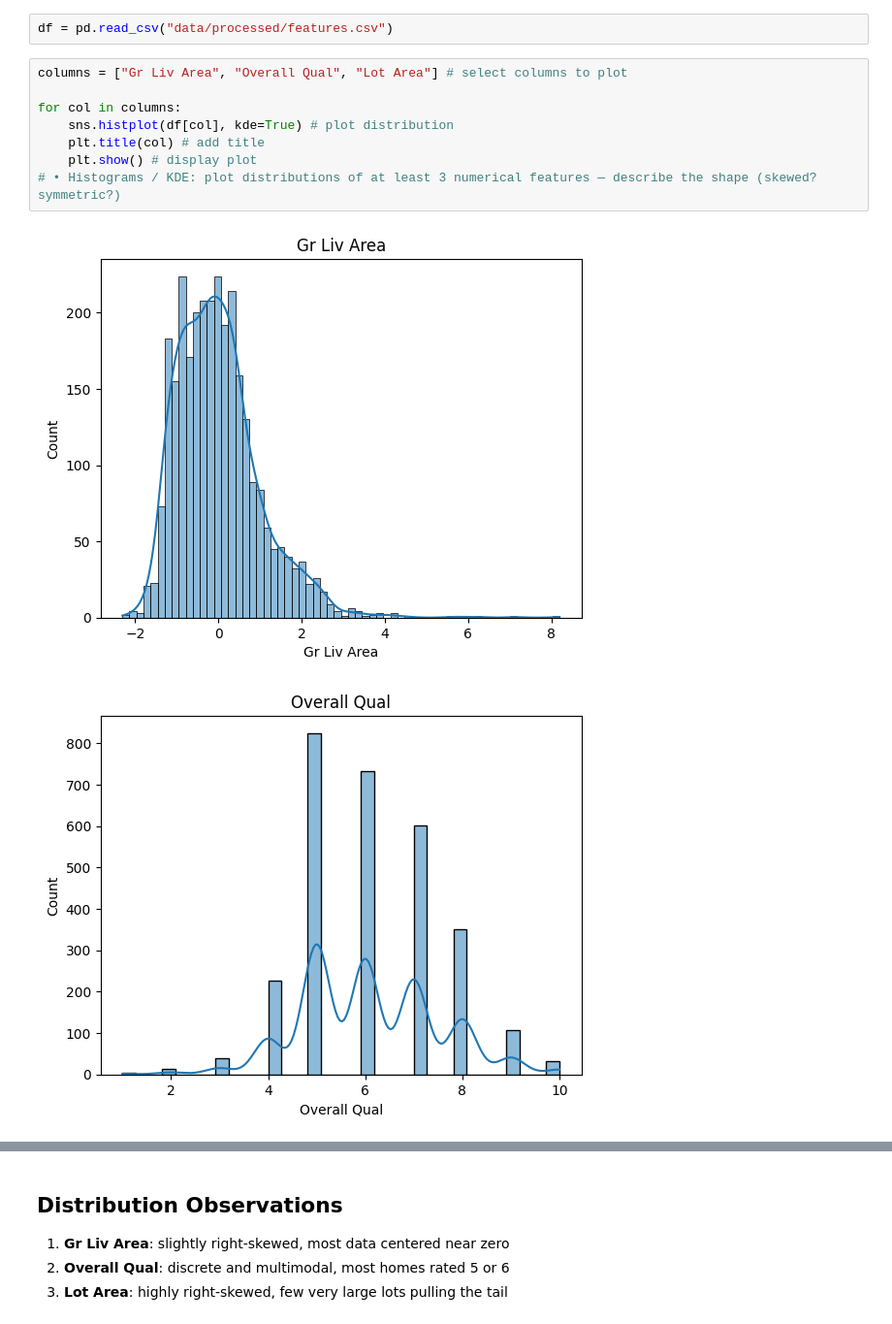
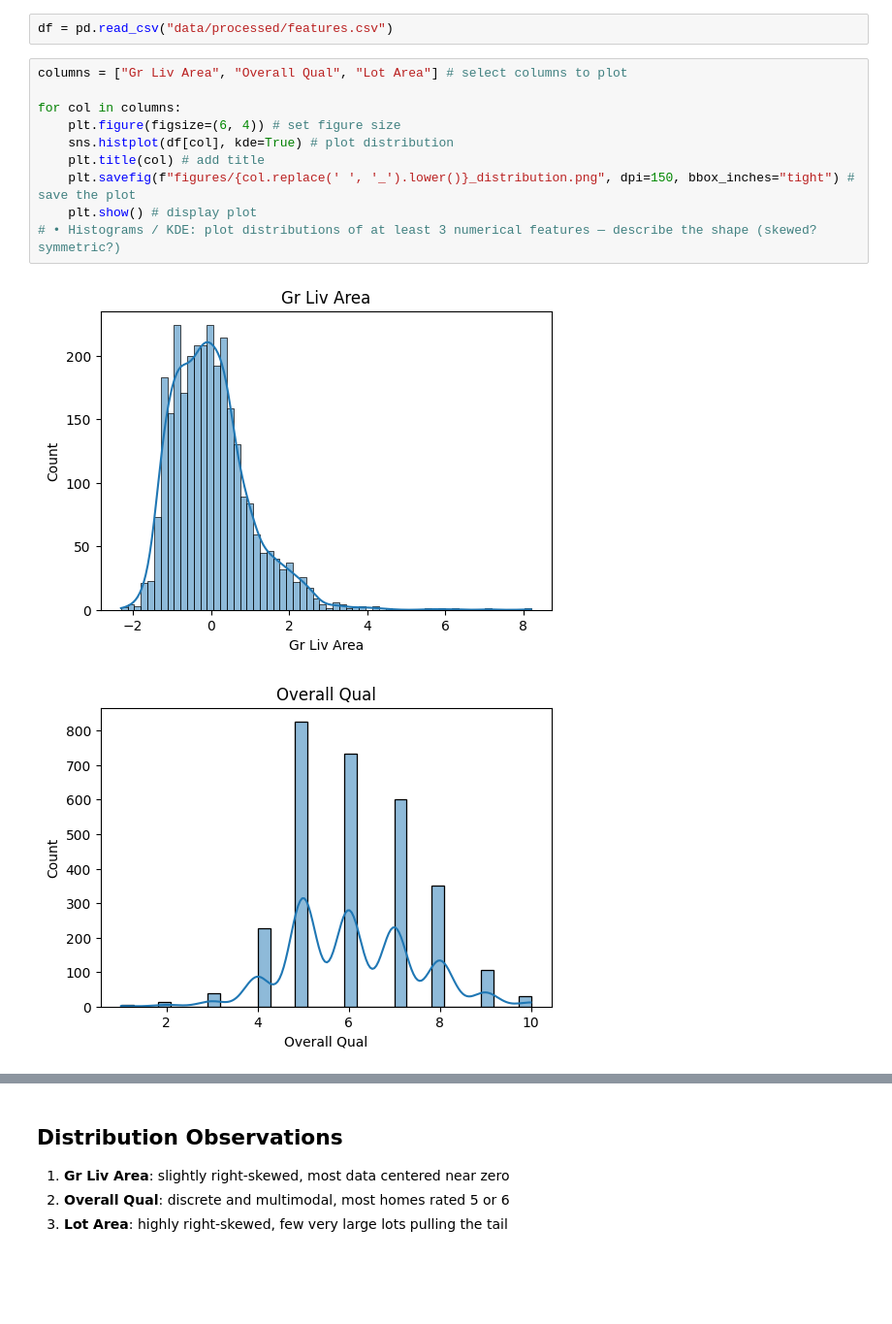
Before and after one commit to Malik-712/my-capstone, a Jupyter notebook: 03_eda.ipynb, the cells around one changed output, grey strips where cells are left out. Shown at 97% size. Saved outputs shown, nothing was run; the diff lists cells and outputs as text; blank space fills up the shorter version.

Commit message:
Phase 3 — Analyse, Visualise & Report

```diff
--- a/03_eda.ipynb
+++ b/03_eda.ipynb
@@ -35,11 +35,13 @@ df = pd.read_csv("data/processed/features.csv")
 # %%
 columns = ["Gr Liv Area", "Overall Qual", "Lot Area"] # select columns to plot
 
 for col in columns:
+    plt.figure(figsize=(6, 4)) # set figure size
     sns.histplot(df[col], kde=True) # plot distribution
     plt.title(col) # add title
+    plt.savefig(f"figures/{col.replace(' ', '_').lower()}_distribution.png", dpi=150, bbox_inches="tight") # save the plot
     plt.show() # display plot
 # • Histograms / KDE: plot distributions of at least 3 numerical features — describe the shape (skewed? symmetric?)
 # %% [output]
-[figure, old version]
+[figure, new version]
-[figure, old version]
+[figure, new version]
```
Also changed, not shown: parts of 5 cells of this notebook.
